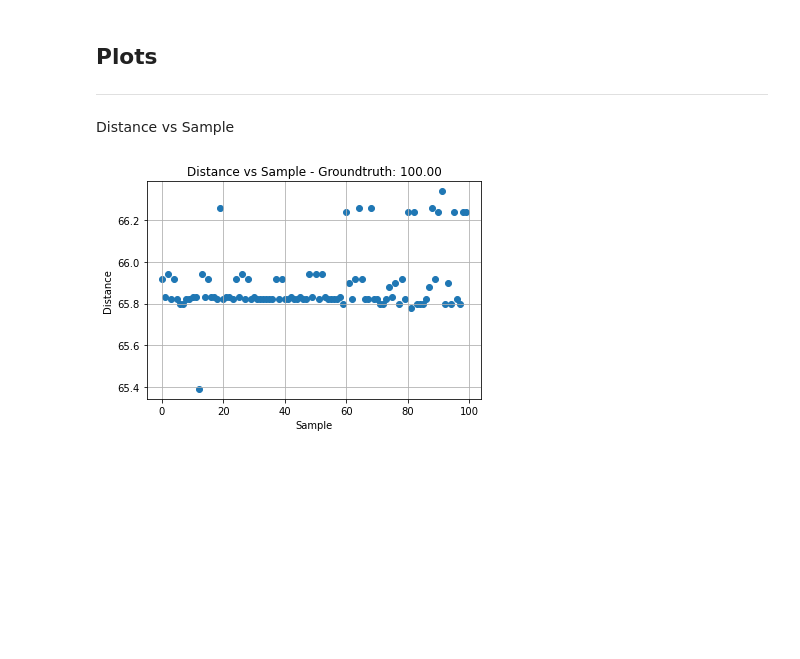
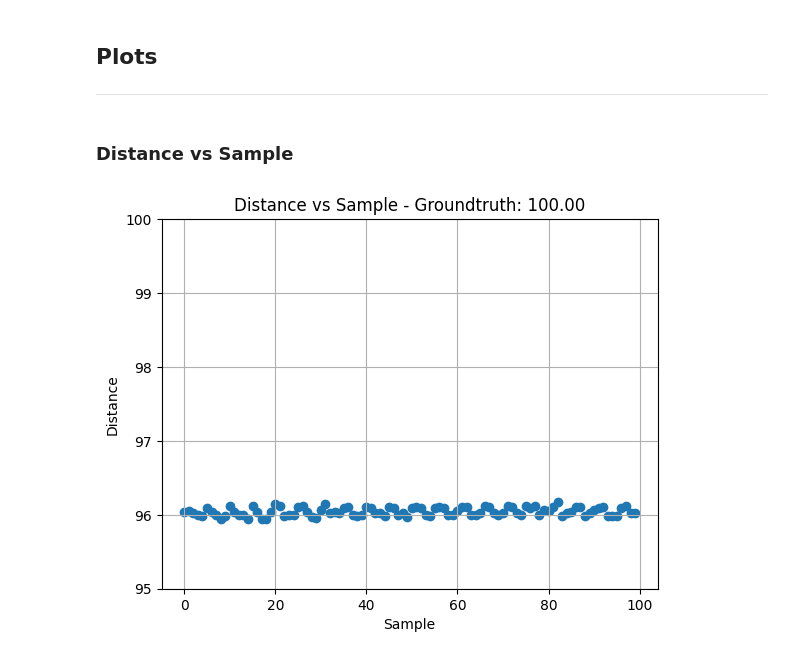
Before and after one commit to mobile-robotics-unal/Laboratory-Sensors-and-uncertainty, a Jupyter notebook: scripts/ultrasonido.ipynb, the cells around one changed output. Drawn from its saved outputs; the diff is of its cells as text; code cells hidden in the pictures; blank space fills up the shorter version.

Commit message:
complete ultrasound data processing and generate plots

```diff
--- a/scripts/ultrasonido.ipynb
+++ b/scripts/ultrasonido.ipynb
@@ -11,9 +11,10 @@ import matplotlib.pyplot as plt
 ## Import data
 ---
 # %%
-df1 = pd.read_csv("./data1.csv", index_col=0, header=None).T
-df2 = pd.read_csv("./data2.csv", index_col=0, header=None).T
-df3 = pd.read_csv("./data3.csv", index_col=0, header=None).T
+df1 = pd.read_csv("../data/data1.csv", index_col=0, header=None).T
+df2 = pd.read_csv("../data/data2.csv", index_col=0, header=None).T
+df3 = pd.read_csv("../data/data3.csv", index_col=0, header=None).T
+df4 = pd.read_csv("../data/data4.csv", index_col=0, header=None).T
 # %% [markdown]
 ## Set constants
 ---
@@ -68,12 +81,14 @@ df3["Error_rel"] = df3["measure"].apply(lambda x:abs(x-real3)/real3)
 ## Plots
 ---
 # %% [markdown]
-Distance vs Sample
+### Distance vs Sample
 # %%
 plt.scatter(range(100), df1["measure"])
 plt.title("Distance vs Sample - Groundtruth: {0:.2f}".format(real1))
 plt.xlabel("Sample")
 plt.ylabel("Distance")
 plt.grid()
+plt.ylim(real1-5, real1)
+plt.savefig("../figures/ultrasound/DistancevsSample " + str(real1))
 # %% [output]
-[figure, old version]
+[figure, new version]
```
Also changed, not shown: parts of 23 cells of this notebook, 10 other files.
